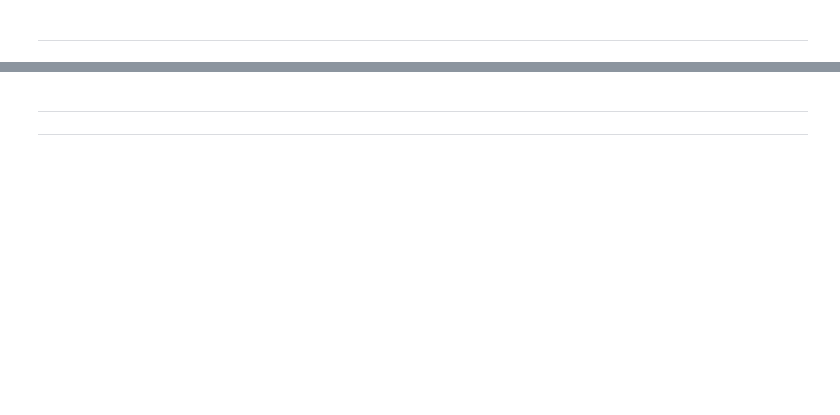
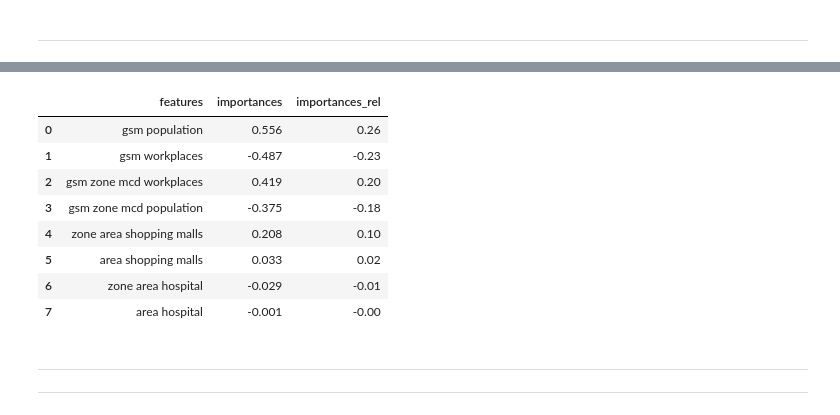
Before and after one commit to NazarovMichail/ds_nms, a Jupyter notebook: training_test.ipynb, the cells around one changed output, grey strips where cells are left out. Drawn from its saved outputs; the diff is of its cells as text; code cells hidden in the pictures; blank space fills up the shorter version.

```diff
--- a/training_test.ipynb
+++ b/training_test.ipynb
@@ -586,0 +191,8 @@ $\boxed{\text{Оптимизированные базовые модели}}$
+# %%
+trained_model, result_dict = model_train.train_cv(X=train_data['X_train_1'], y=train_data['target_train_1'],
+                                                  model=Lasso(alpha=1000),
+                                                  cv_type='loo',
+                                                  metric_best='RMSE_val',
+                                                  data_name='orig')
+
+pd.DataFrame([result_dict])
@@ -586,0 +202,9 @@ $\boxed{\text{Оптимизированные базовые модели}}$
+# %%
+trained_model, result_dict = model_train.train_cv(X=train_data['X_train_1'], y=train_data['target_train_1'],
+                                                  model=HuberRegressor(alpha=100, epsilon=5, max_iter=1000),
+                                                  cv_type='stratify',
+                                                  metric_best='RE_val',
+                                                  n_splits=8,
+                                                  data_name='orig')
+
+pd.DataFrame([result_dict])
@@ -586,0 +214,9 @@ $\boxed{\text{Оптимизированные базовые модели}}$
+# %%
+trained_model, result_dict = model_train.train_cv(X=train_data['X_train_1'], y=train_data['target_train_1'],
+                                                  model=LinearRegression(),
+                                                  cv_type='kf',
+                                                  metric_best='RE_val',
+                                                  n_splits=5,
+                                                  data_name='orig')
+
+pd.DataFrame([result_dict])
@@ -586,0 +226,9 @@ $\boxed{\text{Оптимизированные базовые модели}}$
+# %%
+trained_model, result_dict = model_train.train_cv(X=train_data['X_train_1'], y=train_data['target_train_1'],
+                                                  model=LinearRegression(),
+                                                  cv_type='ts',
+                                                  metric_best='R2_val',
+                                                  train_size=5,
+                                                  val_size=5)
+
+pd.DataFrame([result_dict])
@@ -587,3 +238,15 @@ $\boxed{\text{Оптимизированные базовые модели}}$
+# %%
+model_train.get_feature_importance_df(X=train_data['X_train_1'], model=trained_model)
+# %% [output]
+|  | features | importances | importances_rel |
+| 0 | gsm population | 0.556 | 0.26 |
+| 1 | gsm workplaces | -0.487 | -0.23 |
+| 2 | gsm zone mcd workplaces | 0.419 | 0.20 |
+| 3 | gsm zone mcd population | -0.375 | -0.18 |
+| 4 | zone area shopping malls | 0.208 | 0.10 |
+| 5 | area shopping malls | 0.033 | 0.02 |
+| 6 | zone area hospital | -0.029 | -0.01 |
+| 7 | area hospital | -0.001 | -0.00 |
 # %% [markdown]
 ___
 ___
```
Also changed, not shown: parts of 83 cells of this notebook, 2 other files.
